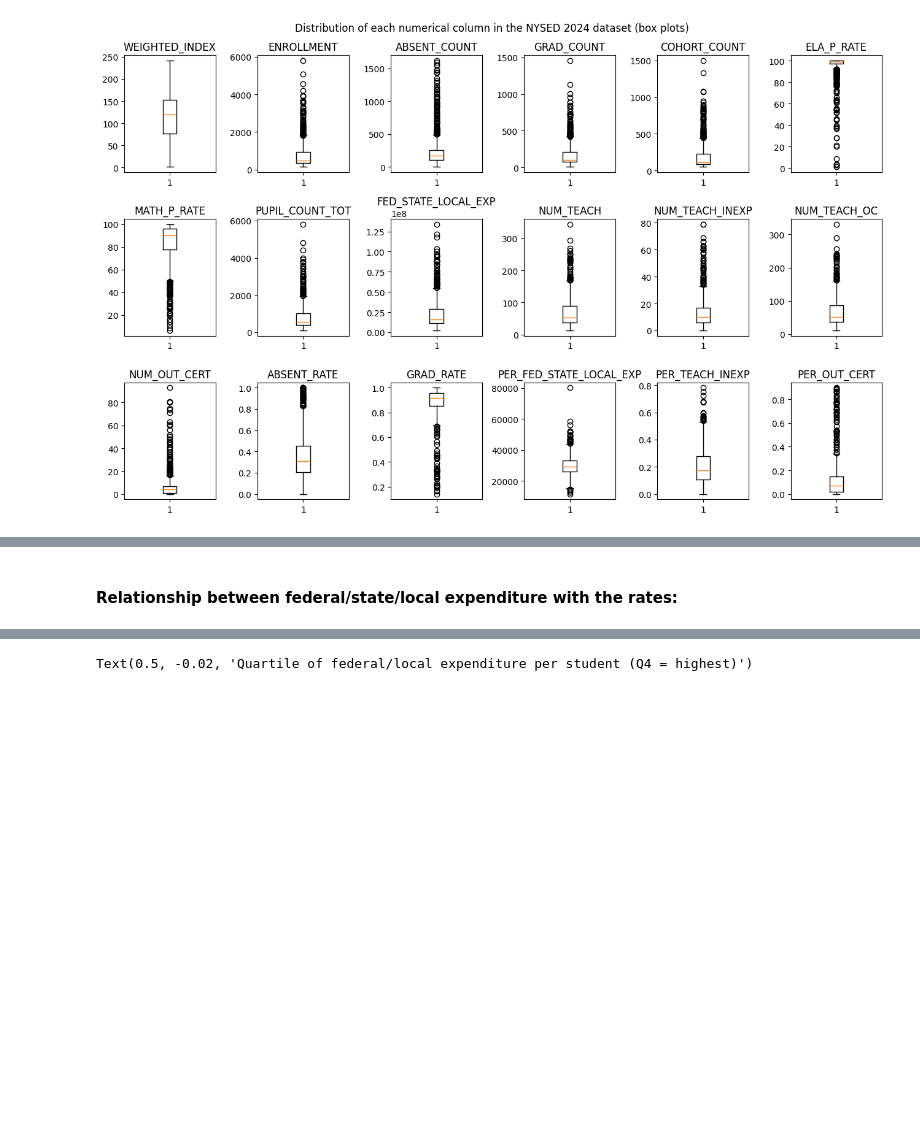
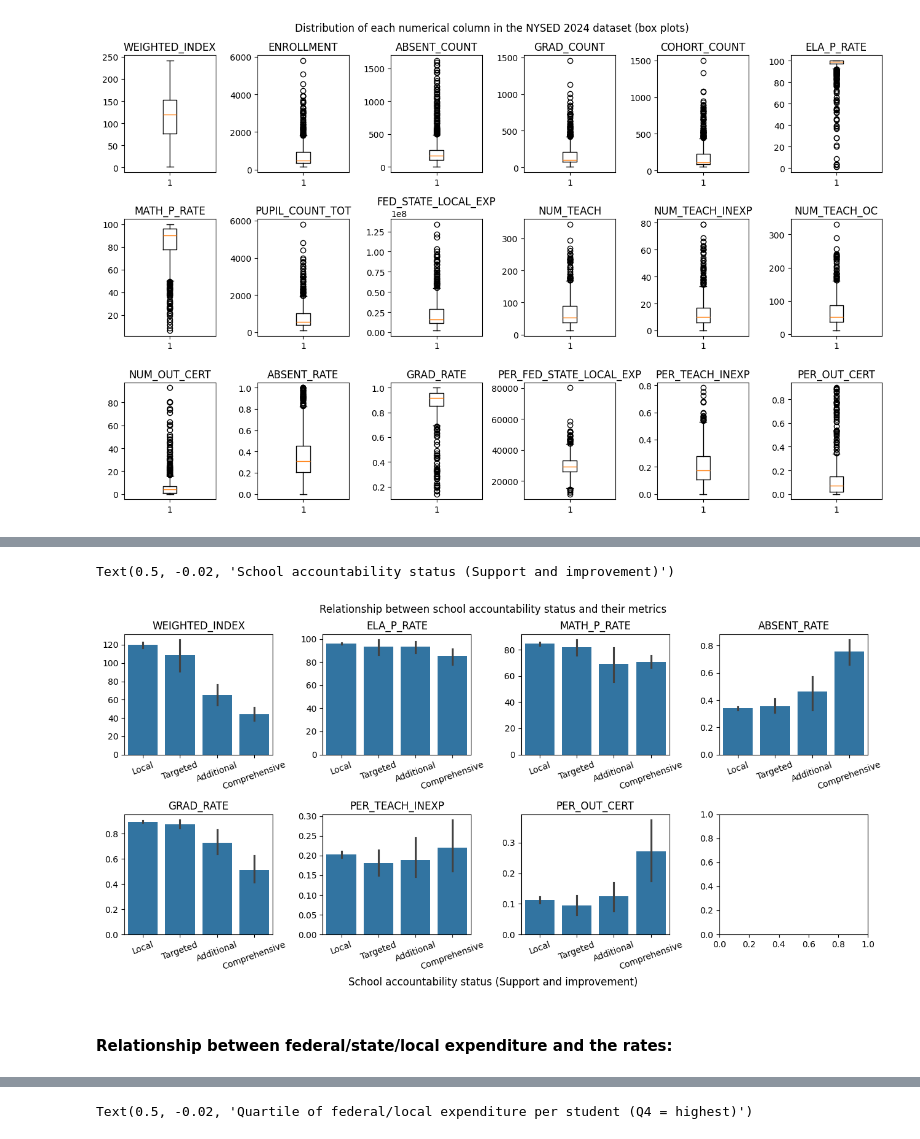
Before and after one commit to thaianle/nysed-2024, a Jupyter notebook: nysed_modeling.ipynb, the cells around one changed output, grey strips where cells are left out. Drawn from its saved outputs; the diff is of its cells as text; code cells hidden in the pictures; blank space fills up the shorter version.

```diff
--- a/nysed_modeling.ipynb
+++ b/nysed_modeling.ipynb
@@ -267,5 +309,27 @@ Text(0.5, 1.02, 'Distribution of each numerical column in the NYSED 2024 dataset
+# %%
+fig, ax = plt.subplots(nrows = 2, ncols = 4, figsize = (13, 6))
+
+counter = 0
+for var in ['WEIGHTED_INDEX', 'ELA_P_RATE', 'MATH_P_RATE', 'ABSENT_RATE', 'GRAD_RATE', 'PER_TEACH_INEXP', 'PER_OUT_CERT']:
+    ax_obj = ax[counter // 4][counter % 4]
+    sns.barplot(data = nysed_2024, x = 'OVERALL_STATUS', y = var, ax = ax_obj)
+    ax_obj.set_title(var)
+    ax_obj.set_xticks(ticks = [0, 1, 2, 3], labels = ['Local', 'Targeted', 'Additional', 'Comprehensive'])
+    ax_obj.tick_params(axis = 'x', labelrotation = 20)
+
+    ax_obj.set_xlabel("")
+    ax_obj.set_ylabel("")
+
+    counter += 1
+
+fig.tight_layout() # make sure that the graph titles and axes don't overlap with each other
+fig.suptitle('Relationship between school accountability status and their metrics', y = 1.02)
+fig.supxlabel('School accountability status (Support and improvement)', y = -0.02)
+# %% [output]
+Text(0.5, -0.02, 'School accountability status (Support and improvement)')
+[figure, added]
 # %% [markdown]
-#### Relationship between federal/state/local expenditure with the rates:
+#### Relationship between federal/state/local expenditure and the rates:
 # %%
 nysed_2024_exp_cat = nysed_2024.copy()
 nysed_2024_exp_cat['EXP_QUARTILE'] = pd.qcut(nysed_2024['PER_FED_STATE_LOCAL_EXP'], q = 4) # split into quartiles (4 parts with equal sizes)
```
Also changed, not shown: parts of 29 cells of this notebook.
